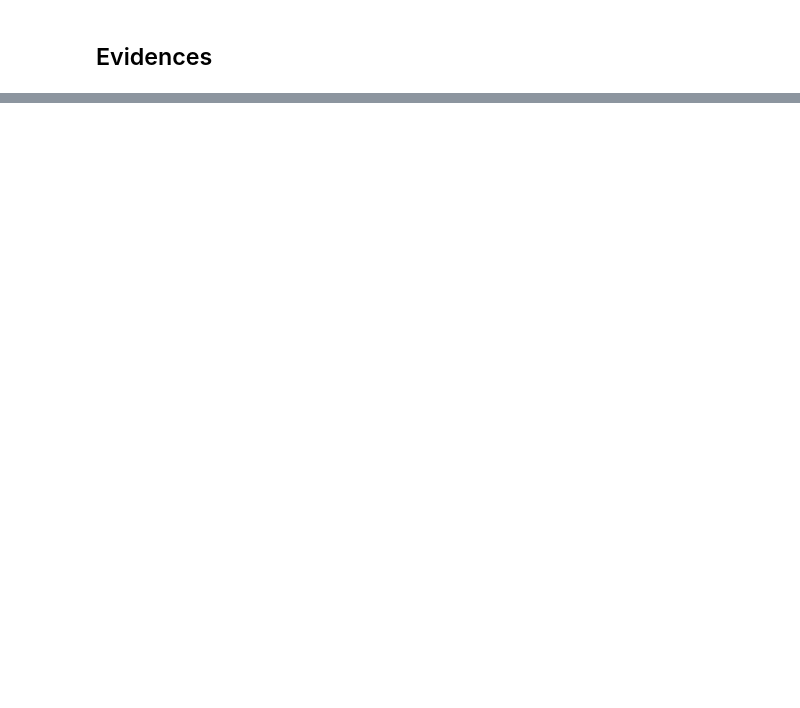
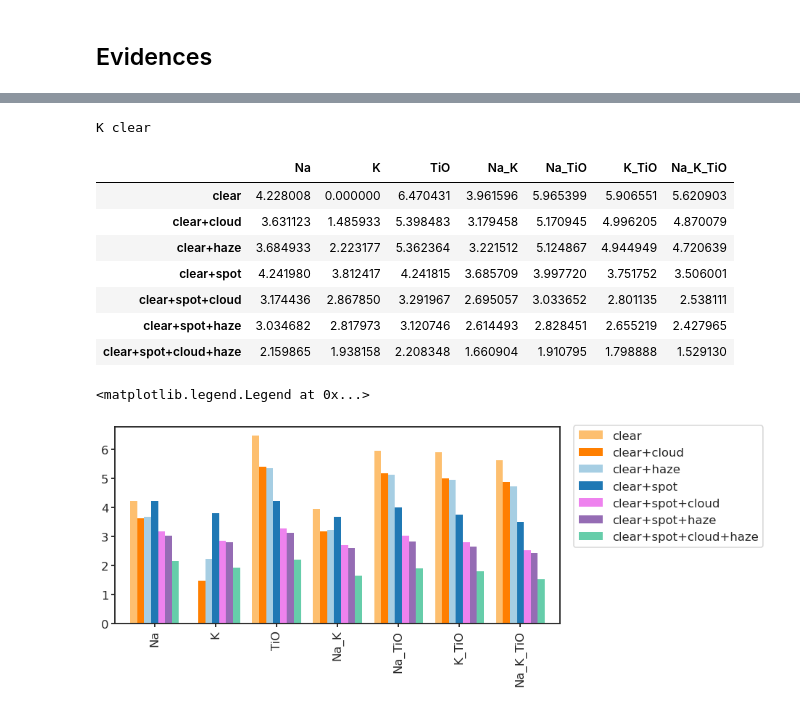
Before and after one commit to icweaver/HAT-P-23b, a Jupyter notebook: notebooks/retrievals.ipynb, the cells around one changed output, grey strips where cells are left out. Cells and saved outputs as stored; diff of their text form; code cells hidden in the pictures; blank space fills up the shorter version.

Commit message:
retrievals: grouped bar chart up

```diff
--- a/notebooks/retrievals.ipynb
+++ b/notebooks/retrievals.ipynb
@@ -51,7 +55,9 @@ params = {
             "#ff7f00",  # Orange
             "#a6cee3",  # Cyan
             "#1f78b4",  # Blue
+            "violet",
             "#956cb4",  # Purple
+            "mediumaquamarine",
             "#029e73",  # Green
             "#c44e52",  # Red
         ]
@@ -258,15 +274,3 @@ data_dict = {
 }
 # %% [output]
 [interactive output not drawn]
-# %%
-evidences = {}
-for species_name, species_data in data_dict.items():
-    evidences[species_name] = {}
-    for model_name, model_data in species_data.items():
-        evidences[species_name][model_name] = model_data[
-            "lnZ"
-        ]  # , model_data["lnZerr"]
-
-df_evidences = pd.DataFrame(evidences)
-
-df_evidences
@@ -305,0 +282,36 @@ df_evidences - data_flat["lnZ"]
+# %%
+lnZ = {}
+for species_name, species_data in data_dict.items():
+    lnZ[species_name] = {}
+    for model_name, model_data in species_data.items():
+        lnZ[species_name][model_name] = model_data["lnZ"]  # , model_data["lnZerr"]
+
+df_lnZ = pd.DataFrame(lnZ)
+
+species_min = df_lnZ.min().idxmin()
+model_min = df_lnZ[species_min].idxmin()
+print(species_min, model_min)
+
+df_flat = data_dict[species_min][model_min]
+
+df_Delta_lnZ = df_lnZ - df_flat["lnZ"]
+
+display(df_Delta_lnZ)
+
+fig, ax = plt.subplots(figsize=FIG_WIDE)
+
+p = df_Delta_lnZ.transpose().plot(ax=ax, kind="bar", width=0.8, lw=0)
+
+p.legend(loc="upper right", bbox_to_anchor=(1.47, 1.035))
+# %% [output]
+K clear
+|  | Na | K | TiO | Na_K | Na_TiO | K_TiO | Na_K_TiO |
+| clear | 4.228008 | 0.000000 | 6.470431 | 3.961596 | 5.965399 | 5.906551 | 5.620903 |
+| clear+cloud | 3.631123 | 1.485933 | 5.398483 | 3.179458 | 5.170945 | 4.996205 | 4.870079 |
+| clear+haze | 3.684933 | 2.223177 | 5.362364 | 3.221512 | 5.124867 | 4.944949 | 4.720639 |
+| clear+spot | 4.241980 | 3.812417 | 4.241815 | 3.685709 | 3.997720 | 3.751752 | 3.506001 |
+| clear+spot+cloud | 3.174436 | 2.867850 | 3.291967 | 2.695057 | 3.033652 | 2.801135 | 2.538111 |
+| clear+spot+haze | 3.034682 | 2.817973 | 3.120746 | 2.614493 | 2.828451 | 2.655219 | 2.427965 |
+| clear+spot+cloud+haze | 2.159865 | 1.938158 | 2.208348 | 1.660904 | 1.910795 | 1.798888 | 1.529130 |
+<matplotlib.legend.Legend at 0x...>
+[figure, added]
```
Also changed, not shown: parts of 13 cells of this notebook, 4 other files.
